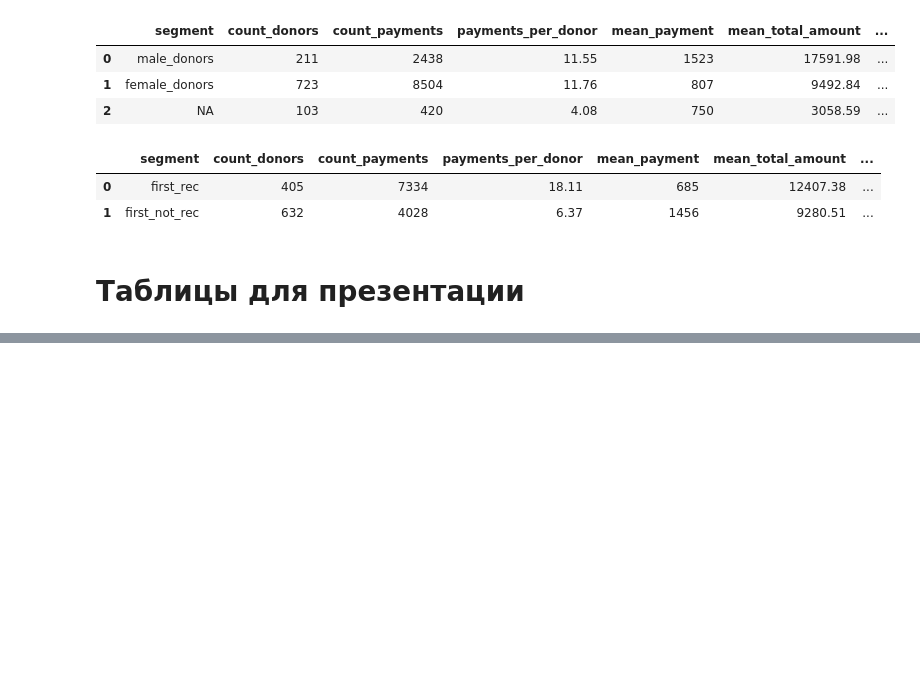
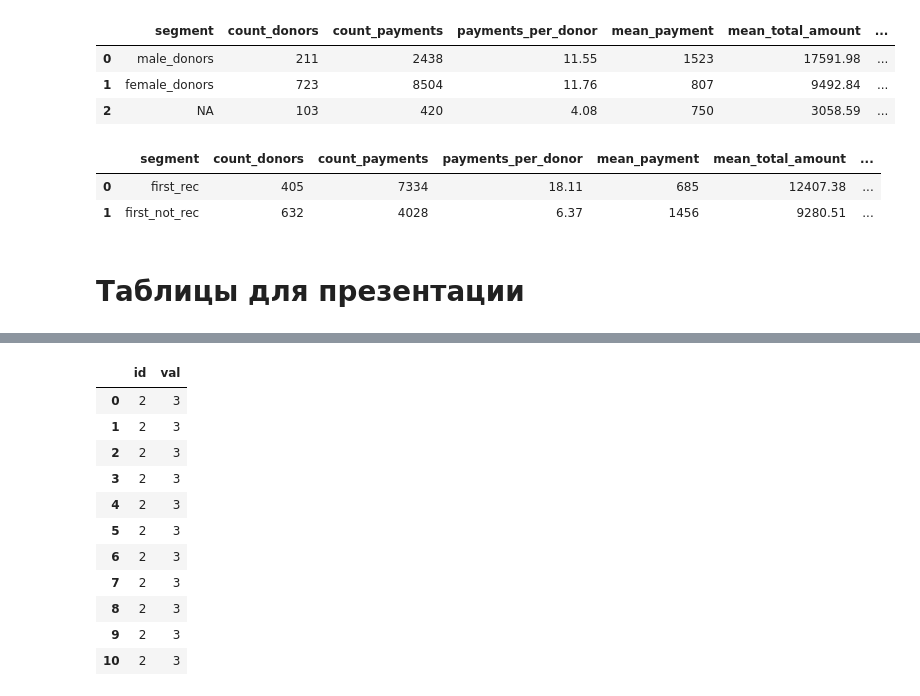
Before and after one commit to mvsmv/anarmovsumov, a Jupyter notebook: charity_fund/buro_dobryh_del.ipynb, the cells around one changed output, grey strips where cells are left out. Saved outputs shown, nothing was run; the diff lists cells and outputs as text; code cells hidden in the pictures; blank space fills up the shorter version.

```diff
--- a/charity_fund/buro_dobryh_del.ipynb
+++ b/charity_fund/buro_dobryh_del.ipynb
@@ -2101,0 +2327,22 @@ get_metrics(df_many, first_rec_segment)
+# %%
+sql = '''
+         select id, val
+         from data
+         where val = 3 and id = 2
+
+
+'''
+select(sql)
+# %% [output]
+|  | id | val |
+| 0 | 2 | 3 |
+| 1 | 2 | 3 |
+| 2 | 2 | 3 |
+| 3 | 2 | 3 |
+| 4 | 2 | 3 |
+| 5 | 2 | 3 |
+| 6 | 2 | 3 |
+| 7 | 2 | 3 |
+| 8 | 2 | 3 |
+| 9 | 2 | 3 |
+| 10 | 2 | 3 |
```
Also changed, not shown: parts of 45 cells of this notebook.
